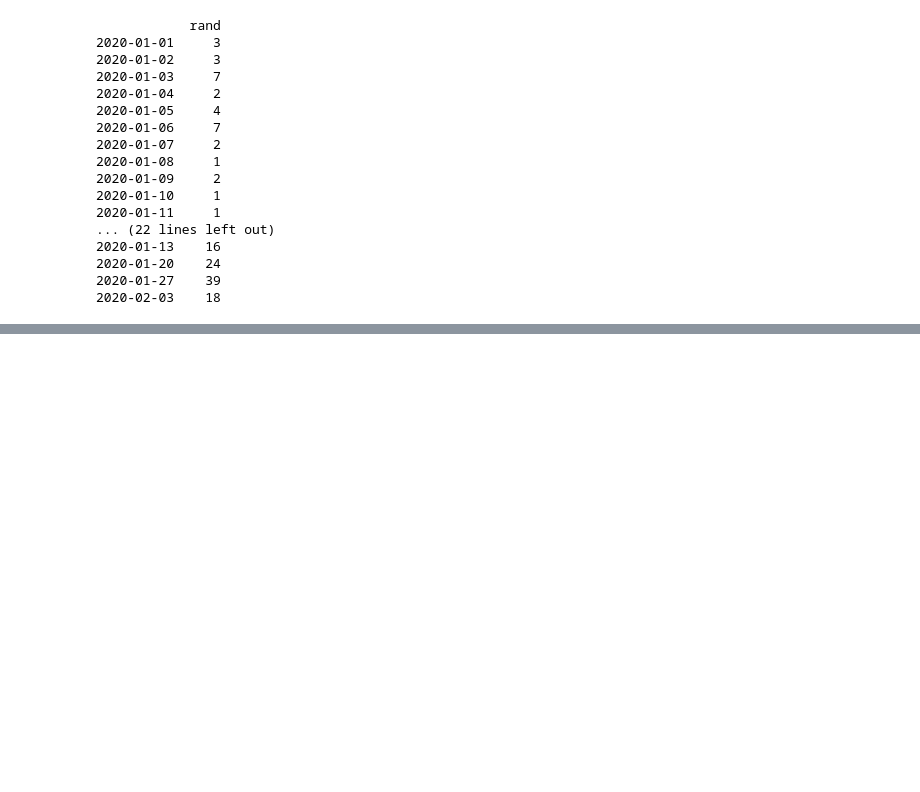
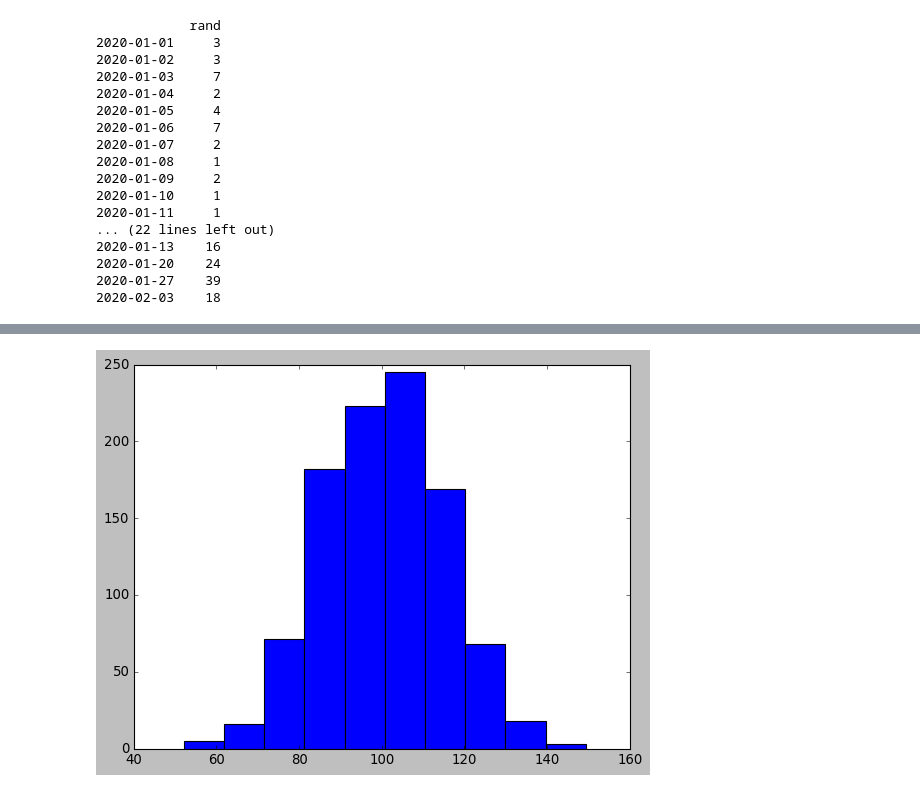
Before and after one commit to skiym-aaa/pydatavenv, a Jupyter notebook: Summary.ipynb, the cells around one changed output, grey strips where cells are left out. Cells and saved outputs as stored; diff of their text form; code cells hidden in the pictures; blank space fills up the shorter version.

```diff
--- a/Summary.ipynb
+++ b/Summary.ipynb
@@ -694,0 +773,24 @@ print(df_year)
+# %%
+# 散布図
+# scatter
+
+# ヒストグラム
+# hist
+
+mu  = 100 # 平均値
+sigma = 15 # 標準偏差
+x = np.random.normal(mu, sigma, 1000)
+
+fig, ax = plt.subplots()
+
+# ヒストグラムを描画
+n, bins, patches = ax.hist(x) # 横向きの場合はorientation='horizontal'
+# nには各ビン(棒)の度数(要素数)、デフォルトのビンの数は10
+# binsにはビンの境界の値
+# patchesのはビンを描画するための情報
+plt.show()
+
+# ヒストグラムでは複数の値を指定すると自動的に横に並べて表示してくれる
+# 'stacked=True'で積み上げたヒストグラム
+# %% [output]
+[figure, added]
```
Also changed, not shown: parts of 28 cells of this notebook.
